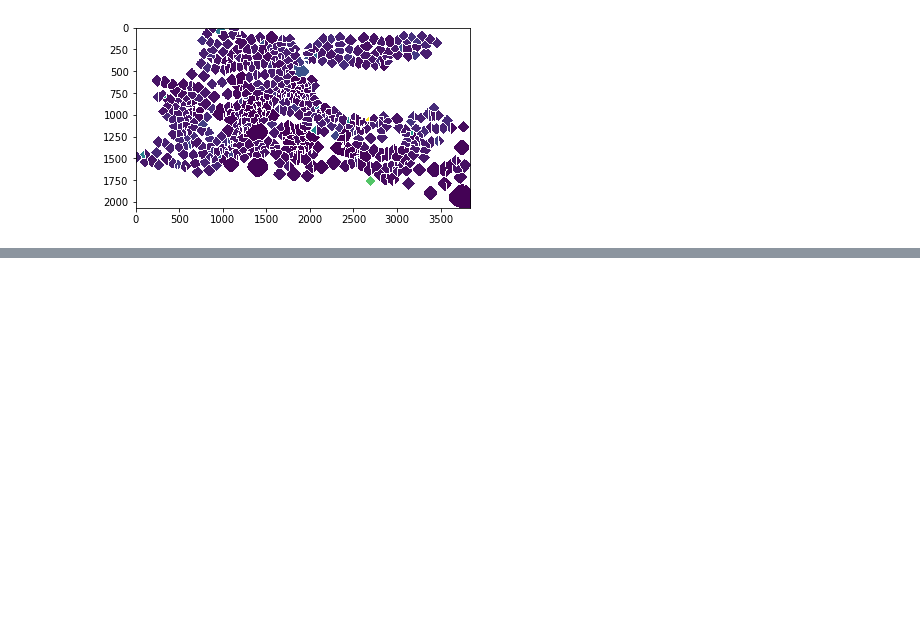
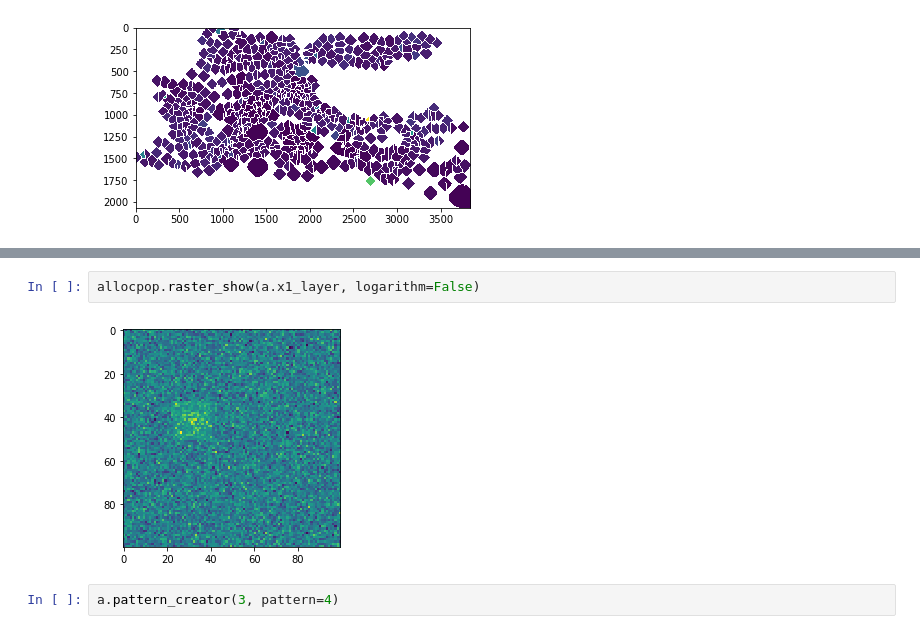
Before and after one commit to mi-geo/SpaJava, a Jupyter notebook: Readme.ipynb, the cells around one changed output, grey strips where cells are left out. Drawn from its saved outputs; the diff is of its cells as text; blank space fills up the shorter version.

```diff
--- a/Readme.ipynb
+++ b/Readme.ipynb
@@ -156,0 +202,6 @@ plt.imshow(final_non_binary_raster)
+# %%
+allocpop.raster_show(a.x1_layer, logarithm=False)
+# %% [output]
+[figure, added]
+# %%
+a.pattern_creator(3, pattern=4)
```
Also changed, not shown: parts of 22 cells of this notebook, 3 other files.
